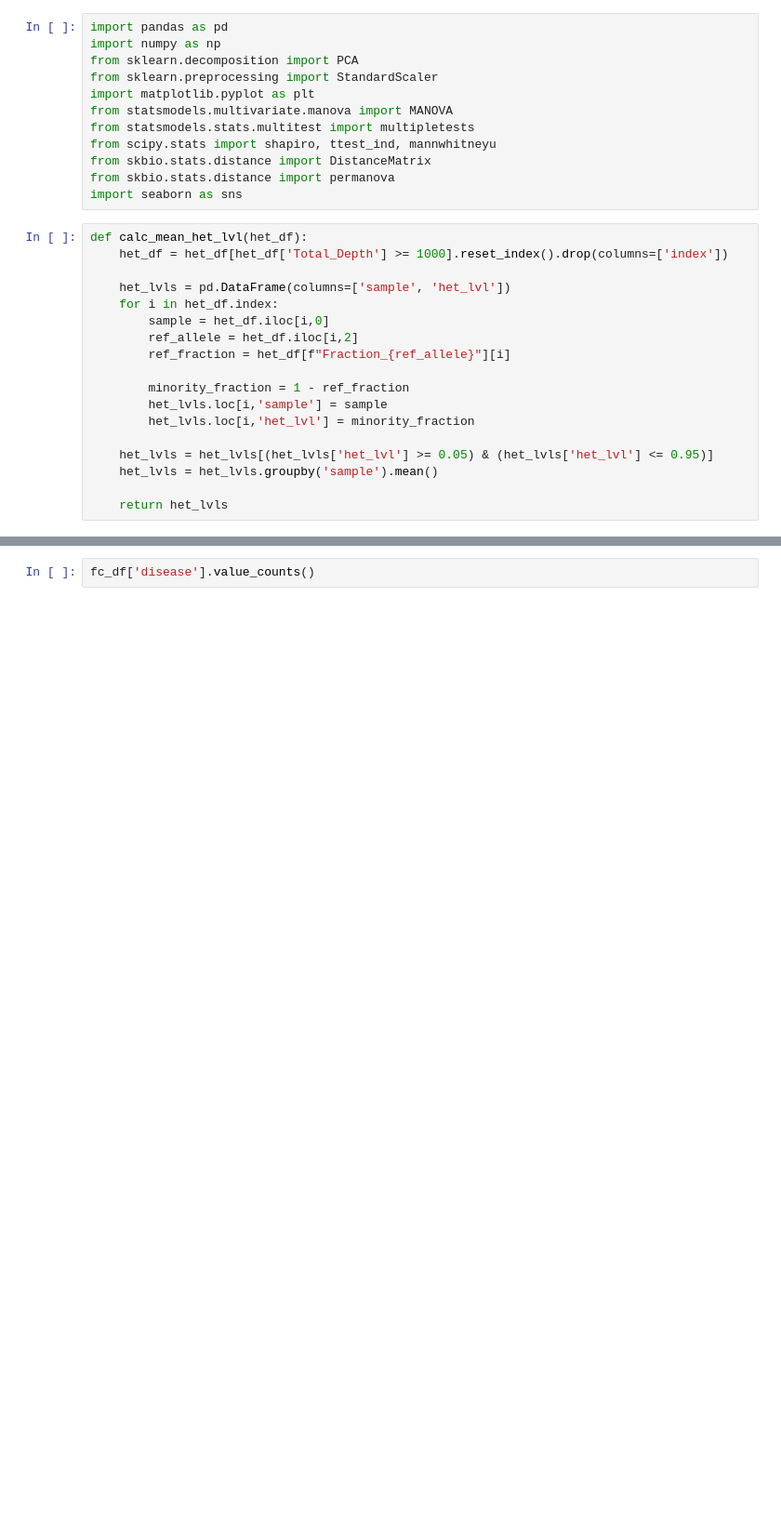
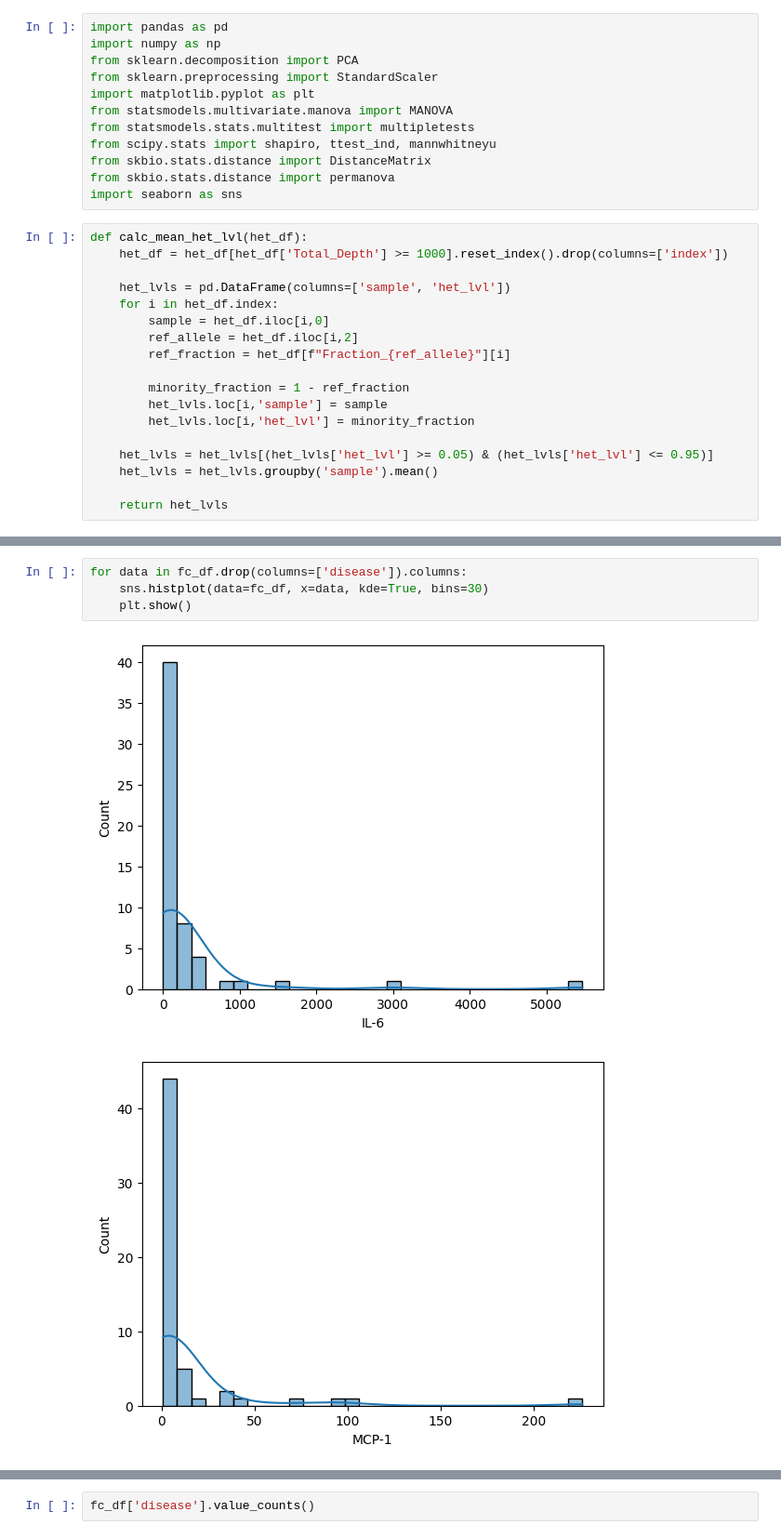
Before and after one commit to blackturtle71/obesityxmutations, a Jupyter notebook: scripts/check_corr.ipynb, the cells around one changed output, grey strips where cells are left out. Shown: that part at 93% size. Drawn from its saved outputs; the diff is of its cells as text; blank space fills up the shorter version.

```diff
--- a/scripts/check_corr.ipynb
+++ b/scripts/check_corr.ipynb
@@ -81,3 +87,10 @@ fc_df
 | 162 | 172.577867 | 1.656560 | 16.995094 | 85.518814 | 44.908088 | 6.514281 | 0.091553 | 0 |
 | 166 | 361.004384 | 7.268693 | 4.543724 | 56.118211 | 37.976892 | 8.471913 | 0.082154 | 0 |
 | 173 | 288.243772 | 3.157532 | 16.183175 | 672.752941 | 61.120979 | 8.833402 | 0.095168 | 0 |
+# %%
+for data in fc_df.drop(columns=['disease']).columns:
+    sns.histplot(data=fc_df, x=data, kde=True, bins=30)
+    plt.show()
+# %% [output]
+[figure, added]
+[figure, added]
```
Also changed, not shown: parts of 17 cells of this notebook, 1 other file.
